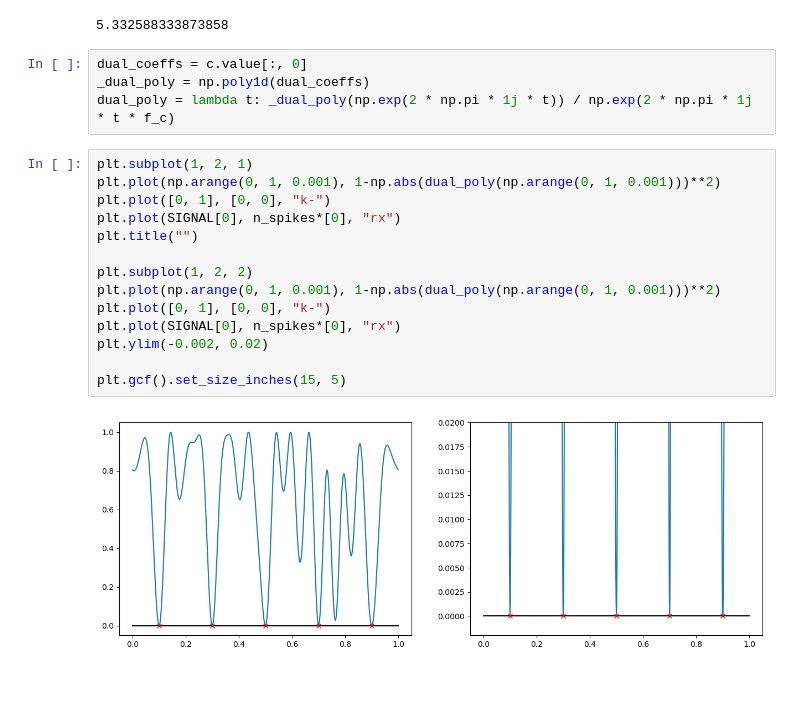
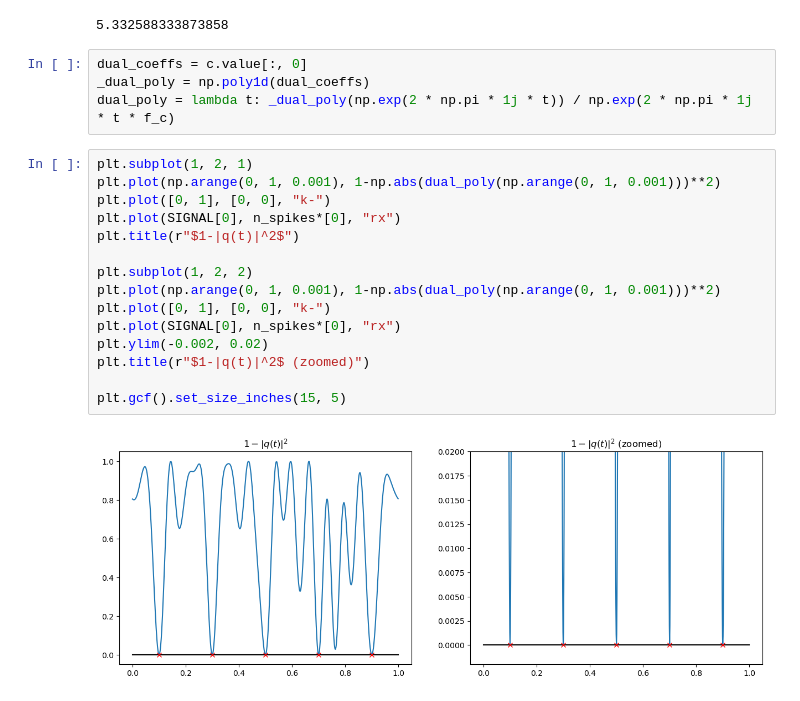
Before and after one commit to mdnls/bio-superres, a Jupyter notebook: Superresolution.ipynb, the cells around one changed output. Saved outputs shown, nothing was run; the diff lists cells and outputs as text.

Commit message:
Improve plot presentation

```diff
--- a/Superresolution.ipynb
+++ b/Superresolution.ipynb
@@ -56,23 +56,24 @@ prob = cp.Problem(objective, constraints)
 prob.solve()
 # %% [output]
 5.332588333873858
-# %%
-dual_coeffs = c.value[:, 0]
-_dual_poly = np.poly1d(dual_coeffs)
-dual_poly = lambda t: _dual_poly(np.exp(2 * np.pi * 1j * t)) / np.exp(2 * np.pi * 1j * t * f_c)
-# %%
-plt.subplot(1, 2, 1)
-plt.plot(np.arange(0, 1, 0.001), 1-np.abs(dual_poly(np.arange(0, 1, 0.001)))**2)
-plt.plot([0, 1], [0, 0], "k-")
-plt.plot(SIGNAL[0], n_spikes*[0], "rx")
-plt.title("")
-
-plt.subplot(1, 2, 2)
-plt.plot(np.arange(0, 1, 0.001), 1-np.abs(dual_poly(np.arange(0, 1, 0.001)))**2)
-plt.plot([0, 1], [0, 0], "k-")
-plt.plot(SIGNAL[0], n_spikes*[0], "rx")
-plt.ylim(-0.002, 0.02)
-
-plt.gcf().set_size_inches(15, 5)
-# %% [output]
-[figure, removed]
+# %%
+dual_coeffs = c.value[:, 0]
+_dual_poly = np.poly1d(dual_coeffs)
+dual_poly = lambda t: _dual_poly(np.exp(2 * np.pi * 1j * t)) / np.exp(2 * np.pi * 1j * t * f_c)
+# %%
+plt.subplot(1, 2, 1)
+plt.plot(np.arange(0, 1, 0.001), 1-np.abs(dual_poly(np.arange(0, 1, 0.001)))**2)
+plt.plot([0, 1], [0, 0], "k-")
+plt.plot(SIGNAL[0], n_spikes*[0], "rx")
+plt.title(r"$1-|q(t)|^2$")
+
+plt.subplot(1, 2, 2)
+plt.plot(np.arange(0, 1, 0.001), 1-np.abs(dual_poly(np.arange(0, 1, 0.001)))**2)
+plt.plot([0, 1], [0, 0], "k-")
+plt.plot(SIGNAL[0], n_spikes*[0], "rx")
+plt.ylim(-0.002, 0.02)
+plt.title(r"$1-|q(t)|^2$ (zoomed)")
+
+plt.gcf().set_size_inches(15, 5)
+# %% [output]
+[figure, added]
```
